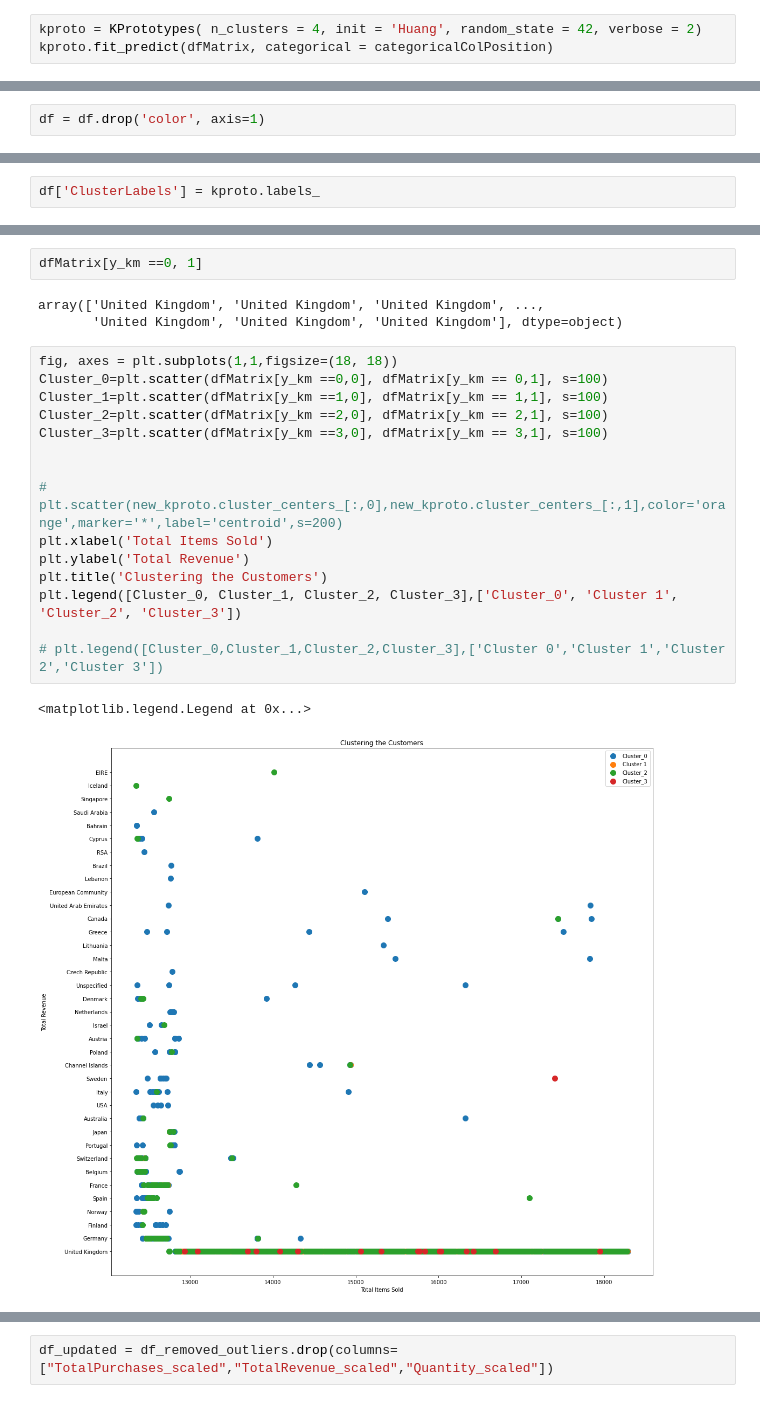
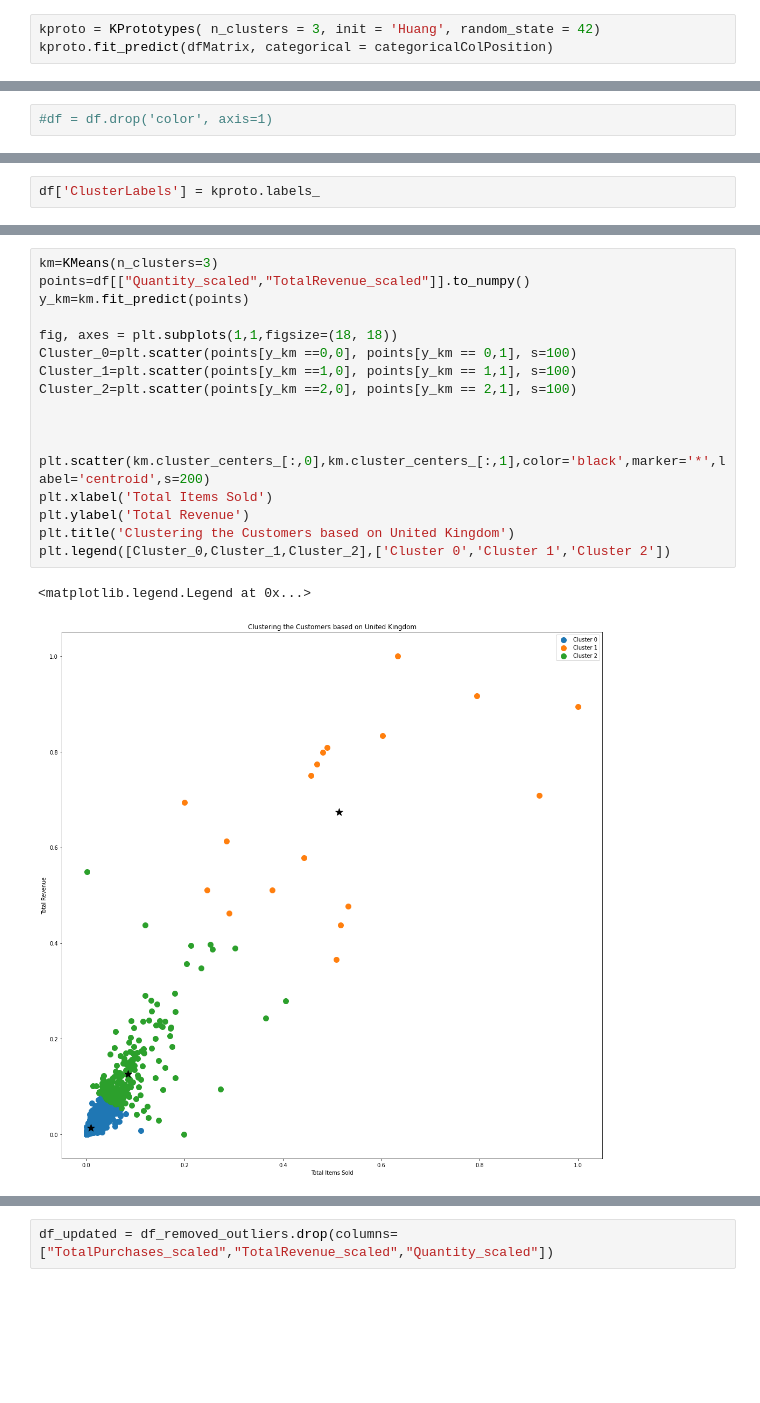
Before and after one commit to rajdeepmondal1/customer-segmentation, a Jupyter notebook: Customer_Segmentation_Arpan_+_Rajdeep.ipynb, the cells around one changed output, grey strips where cells are left out. Cells and saved outputs as stored; diff of their text form; blank space fills up the shorter version.

```diff
--- a/Customer_Segmentation_Arpan_+_Rajdeep.ipynb
+++ b/Customer_Segmentation_Arpan_+_Rajdeep.ipynb
@@ -968,6 +944,6 @@ fig.show()
 # %% [markdown]
 Fit the cluster
 # %%
-kproto = KPrototypes( n_clusters = 4, init = 'Huang', random_state = 42, verbose = 2)
+kproto = KPrototypes( n_clusters = 3, init = 'Huang', random_state = 42)
 kproto.fit_predict(dfMatrix, categorical = categoricalColPosition)
 # %% [output]
@@ -1019,6 +975,6 @@ pd.DataFrame(kproto.labels_).value_counts()
 dtype: int64
 # %%
-df = df.drop('color', axis=1)
+#df = df.drop('color', axis=1)
 # %%
 df
 # %% [output]
@@ -1093,23 +1015,20 @@ array([[14298.0, 'United Kingdom', 0.9215144287722513,
-# %%
-dfMatrix[y_km ==0, 1]
-# %% [output]
-array(['United Kingdom', 'United Kingdom', 'United Kingdom', ...,
-       'United Kingdom', 'United Kingdom', 'United Kingdom'], dtype=object)
 # %%
+km=KMeans(n_clusters=3)
+points=df[["Quantity_scaled","TotalRevenue_scaled"]].to_numpy()
+y_km=km.fit_predict(points)
+
 fig, axes = plt.subplots(1,1,figsize=(18, 18))
-Cluster_0=plt.scatter(dfMatrix[y_km ==0,0], dfMatrix[y_km == 0,1], s=100)
-Cluster_1=plt.scatter(dfMatrix[y_km ==1,0], dfMatrix[y_km == 1,1], s=100)
-Cluster_2=plt.scatter(dfMatrix[y_km ==2,0], dfMatrix[y_km == 2,1], s=100)
-Cluster_3=plt.scatter(dfMatrix[y_km ==3,0], dfMatrix[y_km == 3,1], s=100)
+Cluster_0=plt.scatter(points[y_km ==0,0], points[y_km == 0,1], s=100)
+Cluster_1=plt.scatter(points[y_km ==1,0], points[y_km == 1,1], s=100)
+Cluster_2=plt.scatter(points[y_km ==2,0], points[y_km == 2,1], s=100)
 
 
-# plt.scatter(new_kproto.cluster_centers_[:,0],new_kproto.cluster_centers_[:,1],color='orange',marker='*',label='centroid',s=200)
+
+plt.scatter(km.cluster_centers_[:,0],km.cluster_centers_[:,1],color='black',marker='*',label='centroid',s=200)
 plt.xlabel('Total Items Sold')
 plt.ylabel('Total Revenue')
-plt.title('Clustering the Customers')
-plt.legend([Cluster_0, Cluster_1, Cluster_2, Cluster_3],['Cluster_0', 'Cluster 1', 'Cluster_2', 'Cluster_3'])
-
-# plt.legend([Cluster_0,Cluster_1,Cluster_2,Cluster_3],['Cluster 0','Cluster 1','Cluster 2','Cluster 3'])
+plt.title('Clustering the Customers based on United Kingdom')
+plt.legend([Cluster_0,Cluster_1,Cluster_2],['Cluster 0','Cluster 1','Cluster 2'])
 # %% [output]
 <matplotlib.legend.Legend at 0x...>
-[figure, old version]
+[figure, new version]
```
Also changed, not shown: parts of 33 cells of this notebook.
